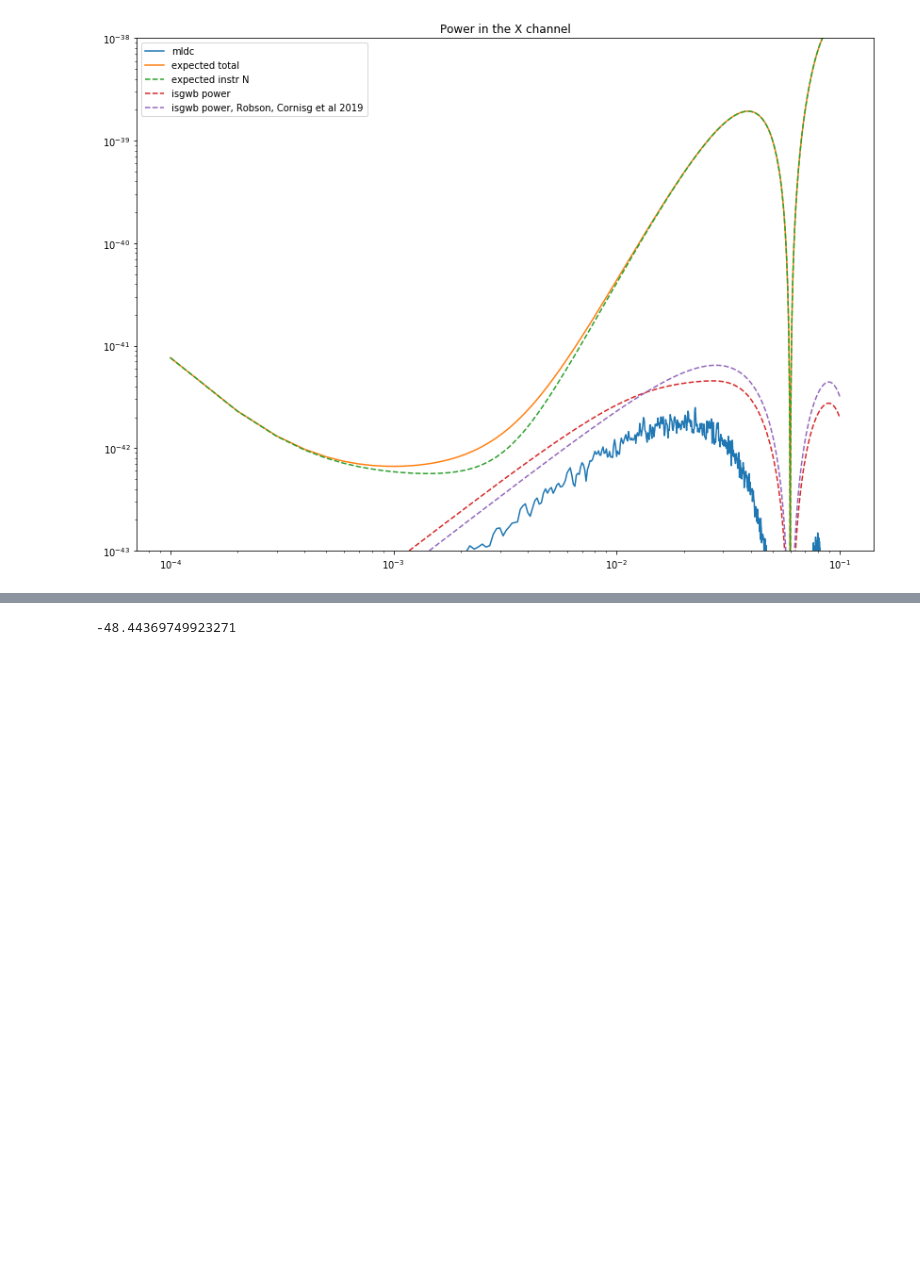
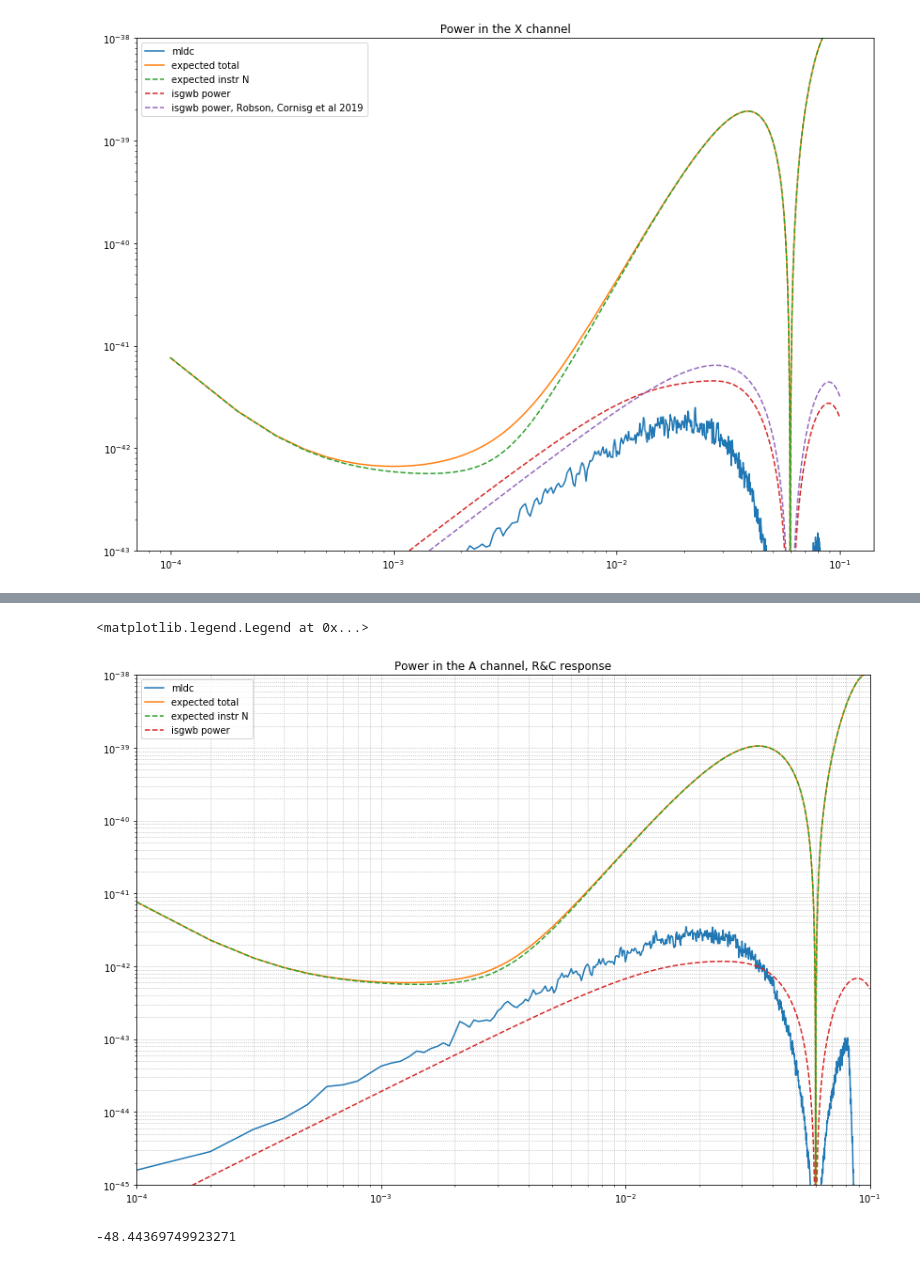
Before and after one commit to sharanbngr/blip, a Jupyter notebook: Notebooks/mldc_spectra.ipynb, the cells around one changed output, grey strips where cells are left out. Cells and saved outputs as stored; diff of their text form; code cells hidden in the pictures; blank space fills up the shorter version.

```diff
--- a/Notebooks/mldc_spectra.ipynb
+++ b/Notebooks/mldc_spectra.ipynb
@@ -99,3 +94,16 @@ plt.legend()
+# %%
+plt.loglog(fA, SA, label='mldc')
+plt.loglog(fA, SA_instr + SA_gw, label='expected total')
+plt.loglog(fA, SA_instr,'--' ,  label='expected instr N')
+plt.loglog(fA, SA_gw,'--' , label='isgwb power')
+plt.title('Power in the A channel, R&C response')
+plt.ylim(1e-45, 1e-38)
+plt.xlim(1e-4, 1e-1)
+plt.grid( linestyle=':', which='both')
+plt.legend()
+# %% [output]
+<matplotlib.legend.Legend at 0x...>
+[figure, added]
 # %%
 np.log10(3.6e-49)
 # %% [output]
```
Also changed, not shown: parts of 8 cells of this notebook.
